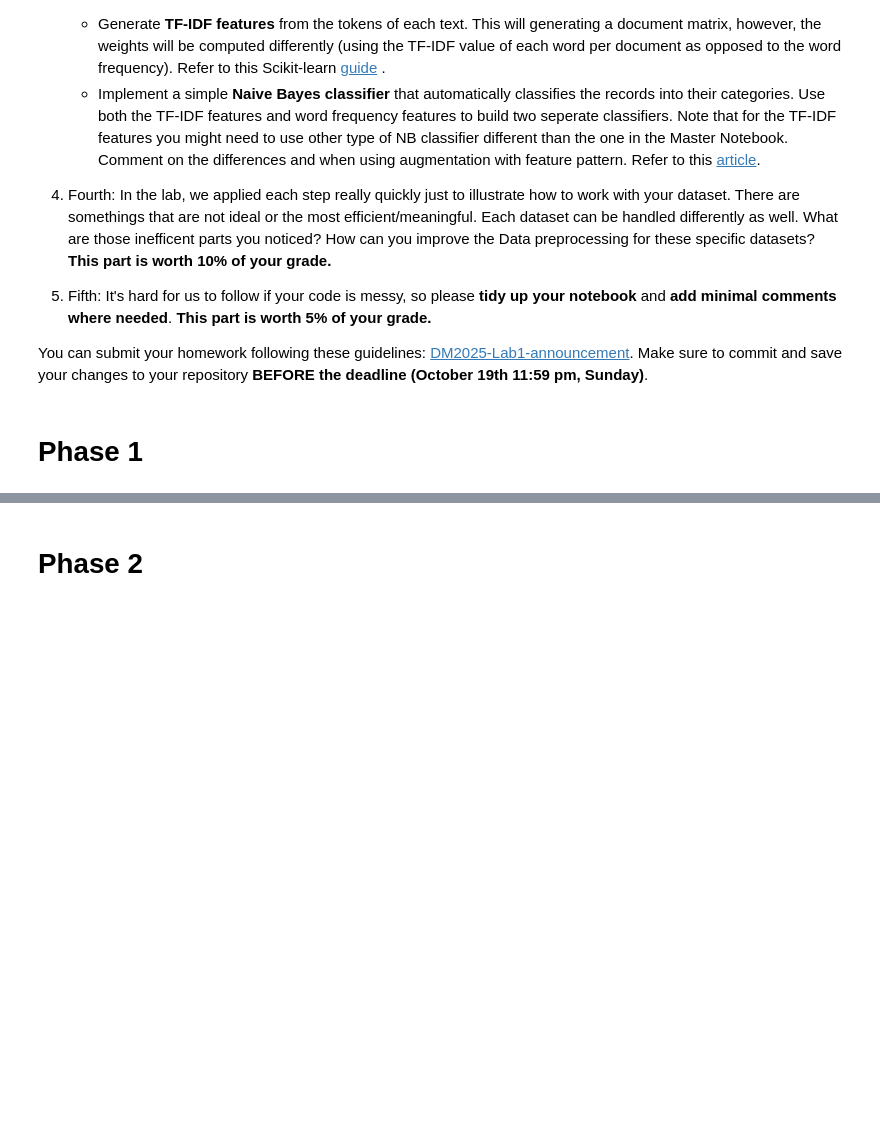
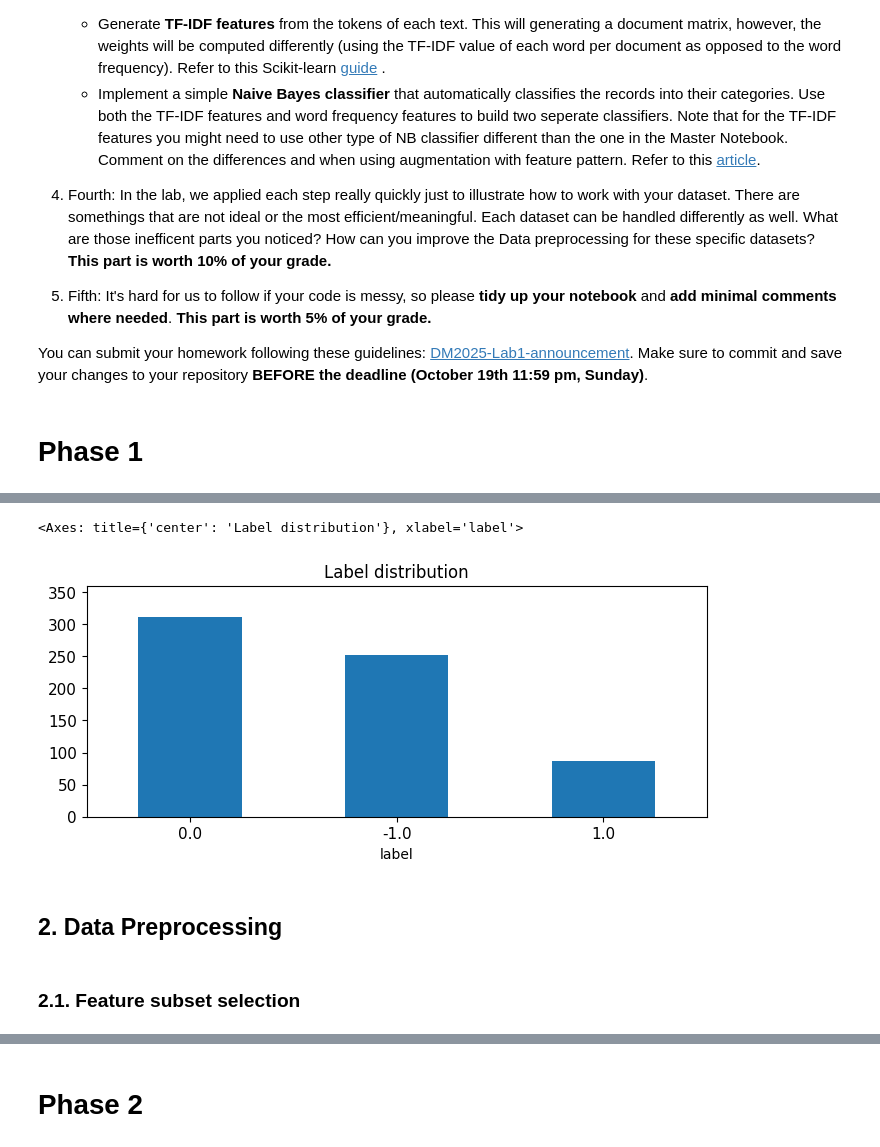
Before and after one commit to shinshin512/DM2025-Lab1-Exercise, a Jupyter notebook: DM2025-Lab1-Homework.ipynb, the cells around one changed output, grey strips where cells are left out. Cells and saved outputs as stored; diff of their text form; code cells hidden in the pictures; blank space fills up the shorter version.

Commit message:
Add data preparation and cleaning steps

```diff
--- a/DM2025-Lab1-Homework.ipynb
+++ b/DM2025-Lab1-Homework.ipynb
@@ -62,0 +63,6 @@ You can submit your homework following these guidelines: [DM2025-Lab1-announceme
+# %%
+import pandas as pd
+from sklearn.model_selection import train_test_split
+
+# read data file and store it in df
+df = pd.read_csv("newdataset/Reddit-stock-sentiment.csv")
@@ -62,0 +110,3 @@ You can submit your homework following these guidelines: [DM2025-Lab1-announceme
+# %%
+# filter to only essential columns
+df = df[['text', 'label']]
@@ -62,0 +127,3 @@ You can submit your homework following these guidelines: [DM2025-Lab1-announceme
+# %%
+# remove all duplicates, keeping only the uniques
+df.drop_duplicates(keep=False, inplace=True)
@@ -62,0 +132,6 @@ You can submit your homework following these guidelines: [DM2025-Lab1-announceme
+# %%
+# split into train and test df
+df_train, df_test = train_test_split(df, test_size=0.2, shuffle=True, random_state=42)
+
+# reindex since the train_test_split randomly choose the data, causing unorganized index
+df_train.reset_index(inplace=True, drop=True)
@@ -62,0 +155,15 @@ You can submit your homework following these guidelines: [DM2025-Lab1-announceme
+# %%
+import matplotlib.pyplot as plt
+
+# observe the distribution of label column
+df_train.label.value_counts().plot(kind = 'bar',
+                                    title = 'Label distribution',
+                                    ylim = [0, 360],
+                                    rot = 0, fontsize = 11, figsize = (8,3))
+# %% [output]
+<Axes: title={'center': 'Label distribution'}, xlabel='label'>
+[figure, added]
+# %% [markdown]
+## 2. Data Preprocessing
+# %% [markdown]
+### 2.1. Feature subset selection
```
Also changed, not shown: parts of 28 cells of this notebook, 1 other file.
